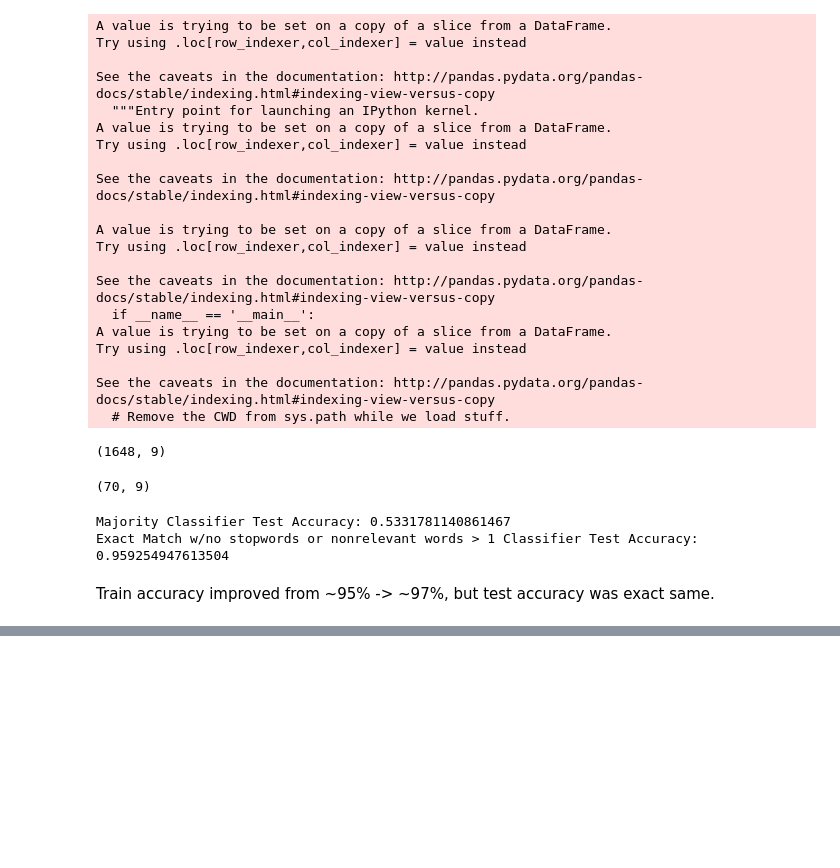
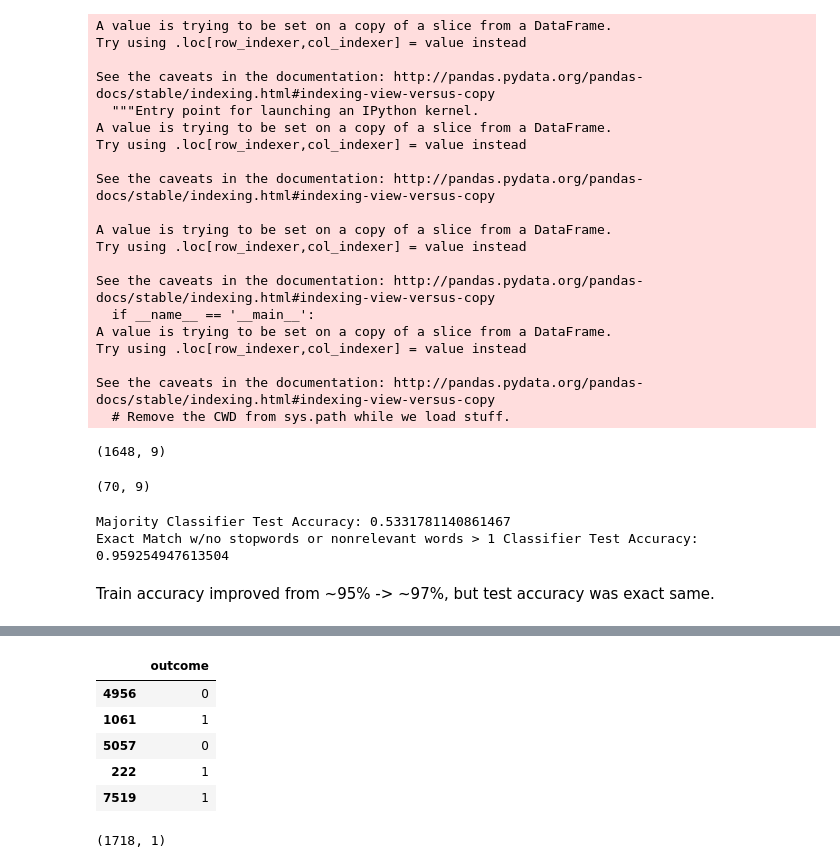
Before and after one commit to drwitt/NLP_IDS_690-03, a Jupyter notebook: Viggy_RQE_Analysis.ipynb, the cells around one changed output, grey strips where cells are left out. Saved outputs shown, nothing was run; the diff lists cells and outputs as text; code cells hidden in the pictures; blank space fills up the shorter version.

```diff
--- a/Viggy_RQE_Analysis.ipynb
+++ b/Viggy_RQE_Analysis.ipynb
@@ -880,0 +921,13 @@ Train accuracy improved from ~95% -> ~97%, but test accuracy was exact same.
+# %%
+y_test.head()
+# %% [output]
+|  | outcome |
+| 4956 | 0 |
+| 1061 | 1 |
+| 5057 | 0 |
+| 222 | 1 |
+| 7519 | 1 |
+# %%
+y_test.shape
+# %% [output]
+(1718, 1)
```
Also changed, not shown: parts of 21 cells of this notebook.
